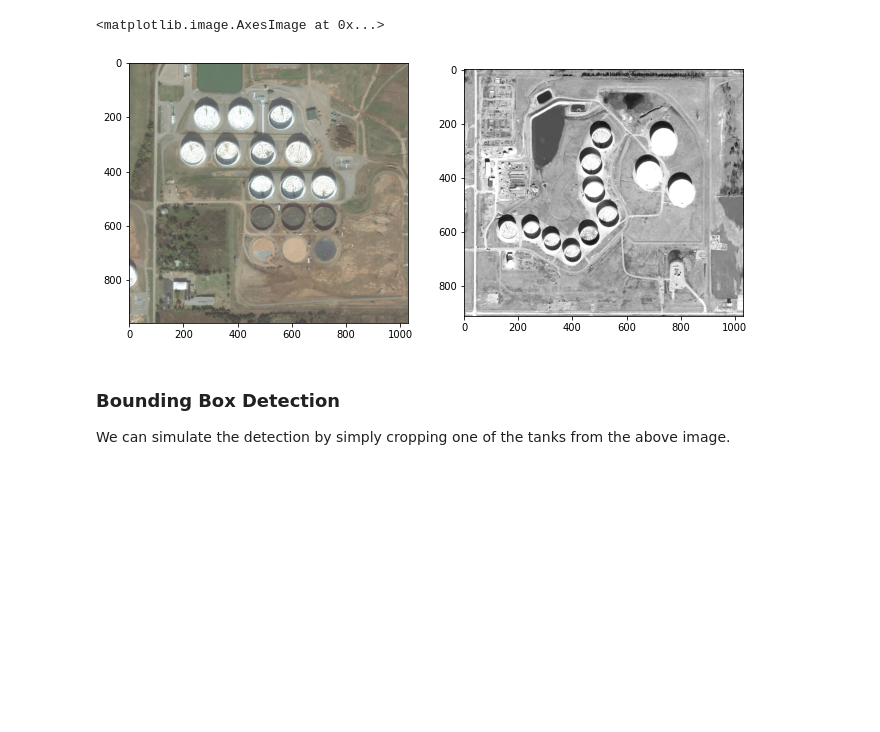
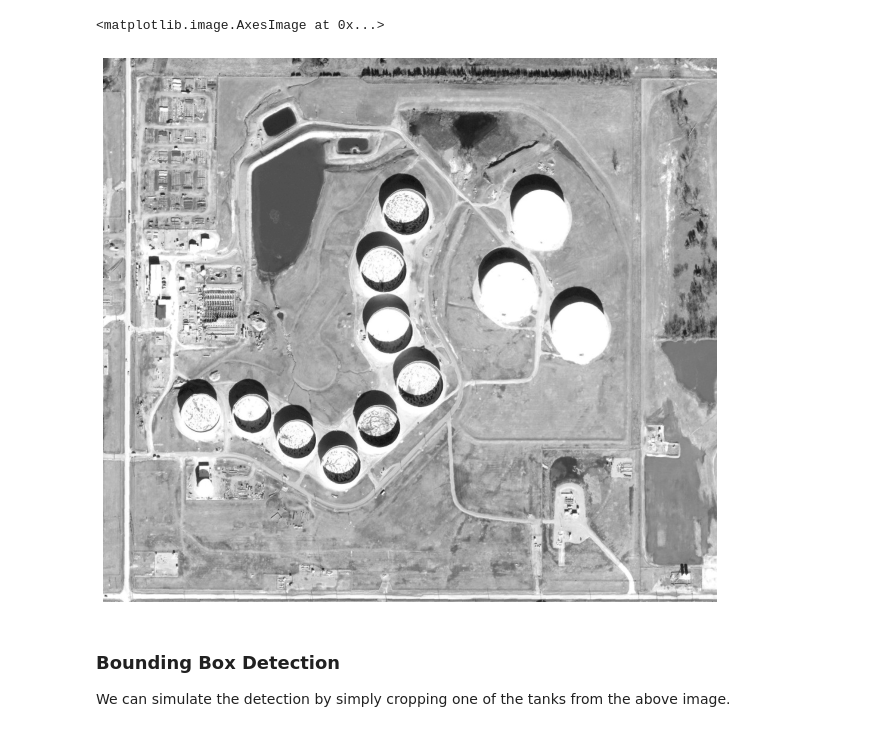
Before and after one commit to d-smit/oil-tank-measurer, a Jupyter notebook: oil_analysis.ipynb, the cells around one changed output. Cells and saved outputs as stored; diff of their text form; code cells hidden in the pictures; blank space fills up the shorter version.

Commit message:
presented version, tank imgs

```diff
--- a/oil_analysis.ipynb
+++ b/oil_analysis.ipynb
@@ -20,14 +27,11 @@ PX_TO_M = 1.65 # assuming digital globe GeoEye-1 panchromatic
 # %%
-tank = plt.imread('storage_tanks.jpg')
-tank1 = plt.imread('storage_tanks_2.jpg')
+tank = plt.imread('storage_tanks_2.jpg')
 f = plt.figure(figsize=(11, 11))
-ax = f.add_subplot(121)
-ax.imshow(tank, cmap='gray')
-ax1 = f.add_subplot(122)
-ax1.imshow(tank1, cmap='gray')
+plt.axis('off')
+plt.imshow(tank, cmap='gray')
 # %% [output]
 <matplotlib.image.AxesImage at 0x...>
-[figure, old version]
+[figure, new version]
 # %% [markdown]
 ### Bounding Box Detection
 
```
Also changed, not shown: parts of 32 cells of this notebook, 13 other files.
